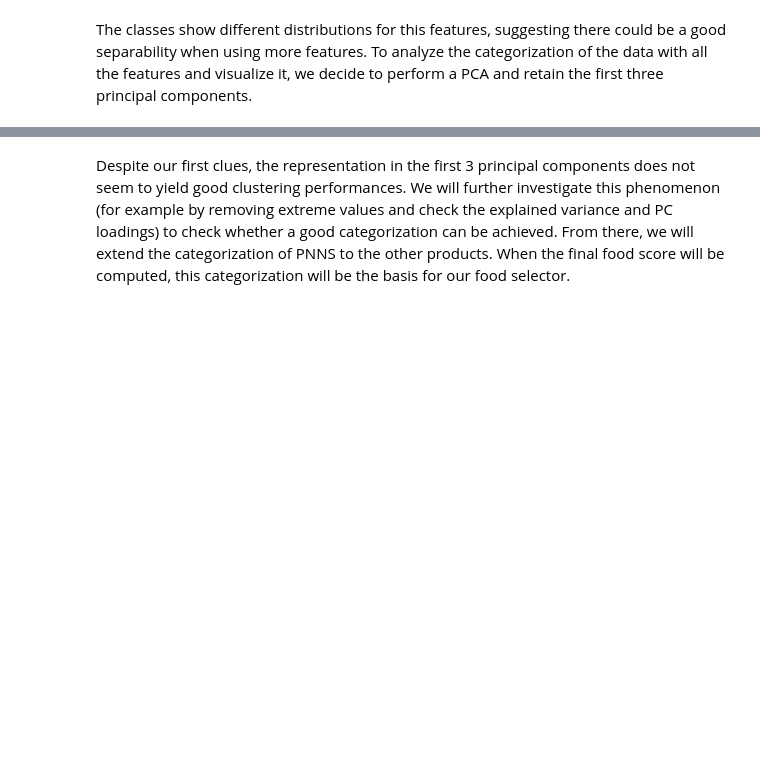
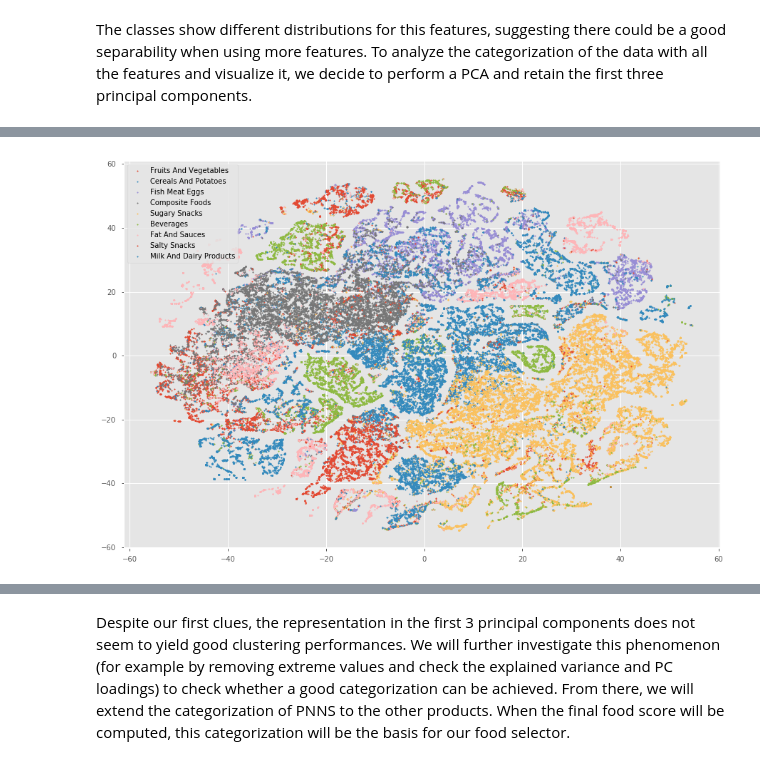
Before and after one commit to mikelassi/Project, a Jupyter notebook: Project.ipynb, the cells around one changed output, grey strips where cells are left out. Drawn from its saved outputs; the diff is of its cells as text; code cells hidden in the pictures; blank space fills up the shorter version.

```diff
--- a/Project.ipynb
+++ b/Project.ipynb
@@ -350,0 +367,12 @@ plt.show()
+# %%
+plt.figure(figsize = (15,10))
+for name in data_nutri_pd.pnns_groups_1.unique():
+        plt.scatter(
+            Y_tsne[y==name,0],\
+            Y_tsne[y==name,1],\
+            s = 2,\
+            label=name)
+plt.legend()
+plt.show()
+# %% [output]
+[figure, added]
```
Also changed, not shown: parts of 10 cells of this notebook, 1 other file.
